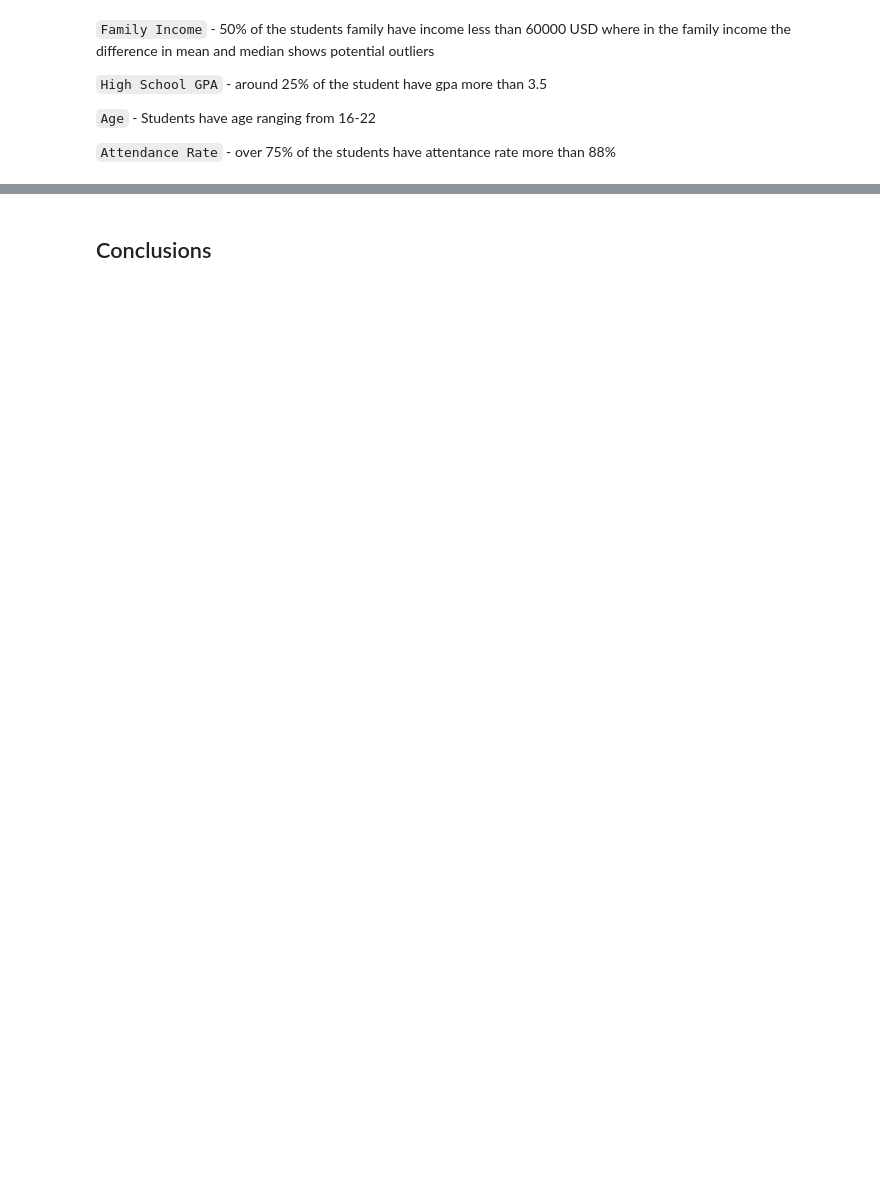
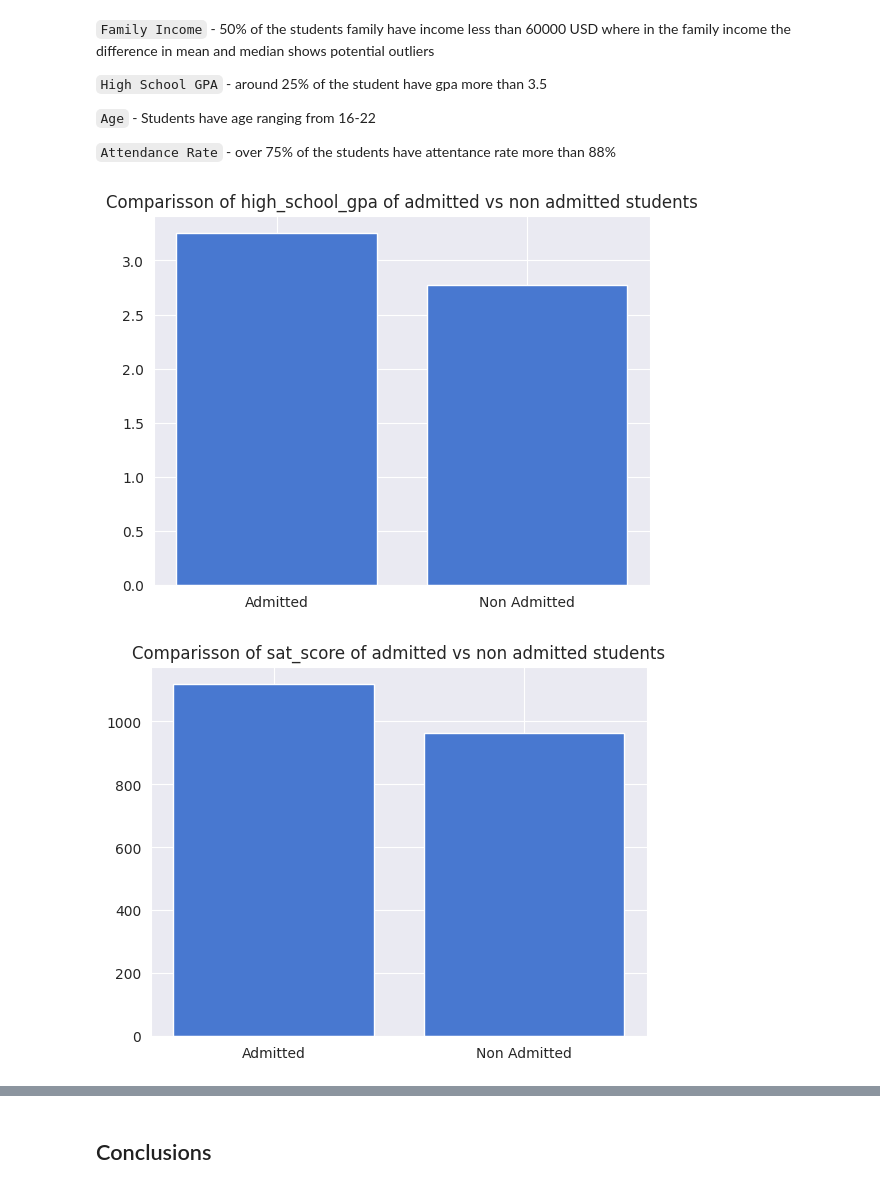
Before and after one commit to Rithik2006-creator/Genz-College-Admission-Dataset, a Jupyter notebook: GenZ_College_Admission_Dataset (2).ipynb, the cells around one changed output, grey strips where cells are left out. Cells and saved outputs as stored; diff of their text form; code cells hidden in the pictures; blank space fills up the shorter version.

```diff
--- a/GenZ_College_Admission_Dataset (1).ipynb
+++ b/GenZ_College_Admission_Dataset (2).ipynb
@@ -508,3 +546,12 @@ where in the family income the difference in mean and median shows potential out
 `Age` - Students have age ranging from 16-22
 
 `Attendance Rate` - over 75% of the students have attentance rate more than 88%
+# %%
+score_columns = ['high_school_gpa',	'sat_score',	'act_score','essay_score'	,'recommendation_score'	,'interview_score']
+for i in score_columns:
+  plt.title(f'Comparisson of {i} of admitted vs non admitted students')
+  plt.bar(x=['Admitted','Non Admitted'],height=[admitted_students[i].median(),non_admitted_students[i].median()])
+  plt.show()
+# %% [output]
+[figure, added]
+[figure, added]
```
Also changed, not shown: parts of 13 cells of this notebook.
